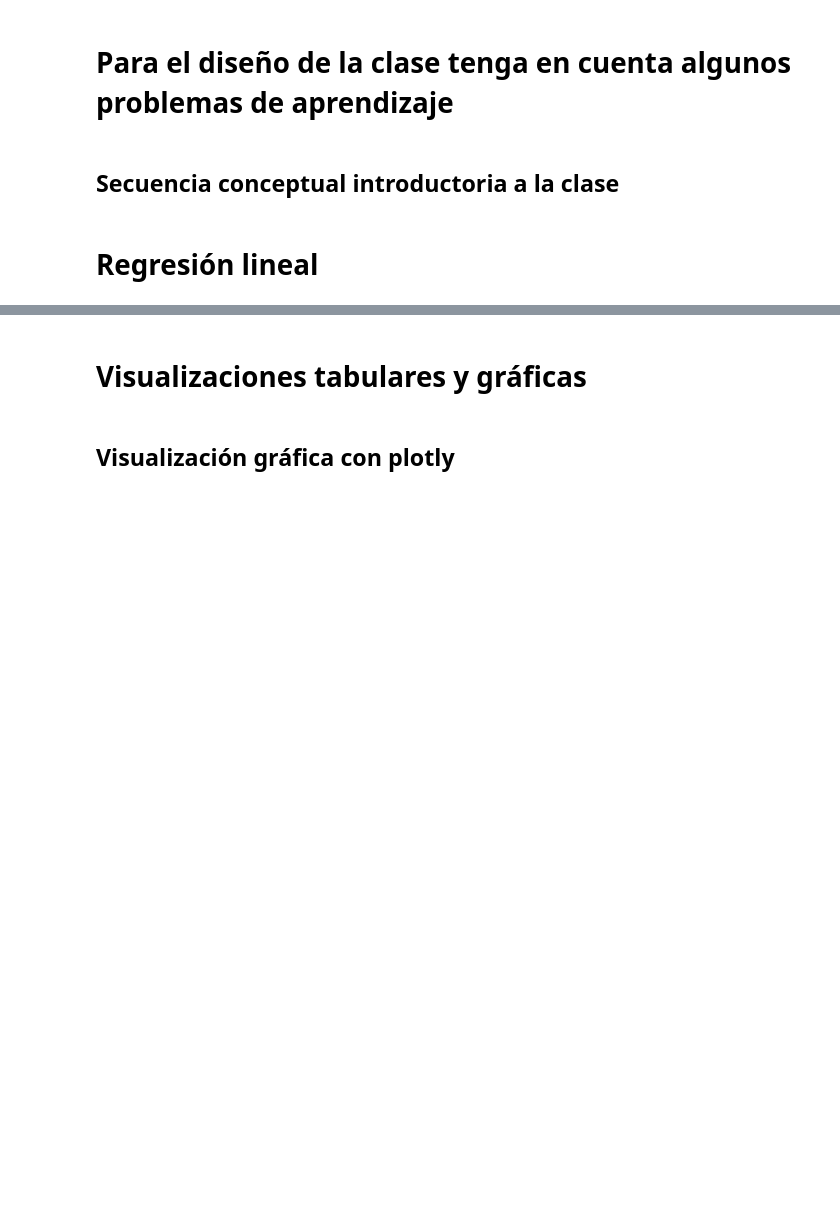
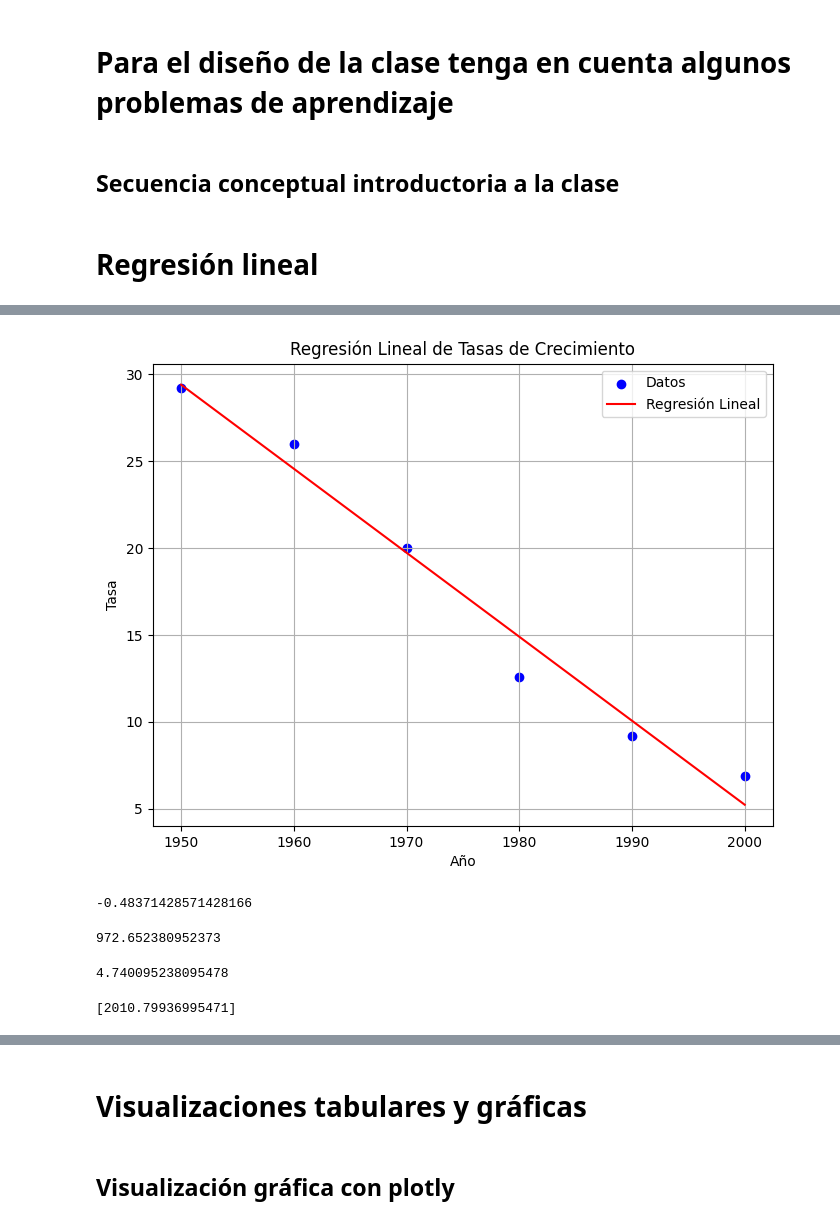
Before and after one commit to marco-canas/fundamentos_de_las_matematicas, a Jupyter notebook: classes/2_functions/2_funciones_lineales/2_funciones_lineales.ipynb, the cells around one changed output, grey strips where cells are left out. Drawn from its saved outputs; the diff is of its cells as text; code cells hidden in the pictures; blank space fills up the shorter version.

```diff
--- a/classes/2_functions/2_funciones_lineales/2_funciones_lineales.ipynb
+++ b/classes/2_functions/2_funciones_lineales/2_funciones_lineales.ipynb
@@ -252,0 +280,37 @@ tasas = []
+# %%
+import numpy as np
+import matplotlib.pyplot as plt
+
+# Datos
+años = np.array([1950, 1960, 1970, 1980, 1990, 2000])
+tasas = np.array([29.2, 26.0, 20.0, 12.6, 9.2, 6.9])
+
+# Realizar la regresión lineal
+coeficientes = np.polyfit(años, tasas, 1)
+pendiente, intercepto = coeficientes
+
+# Crear una línea de regresión lineal
+linea_regresion = pendiente * años + intercepto
+
+# Crear el gráfico
+plt.figure(figsize=(8, 6))
+plt.scatter(años, tasas, label='Datos', color='blue')
+plt.plot(años, linea_regresion, label='Regresión Lineal', color='red')
+plt.xlabel('Año')
+plt.ylabel('Tasa')
+plt.title('Regresión Lineal de Tasas de Crecimiento')
+plt.legend()
+plt.grid(True)
+
+# Mostrar el gráfico
+plt.show()
+# %% [output]
+[figure, added]
+# %%
+pendiente
+# %% [output]
+-0.48371428571428166
+# %%
+intercepto
+# %% [output]
+972.652380952373
@@ -252,0 +319,10 @@ tasas = []
+# %%
+f(2001)
+# %% [output]
+4.740095238095478
+# %%
+from sympy import *
+t = var('t')
+solve(Eq(f(t), 0), t)
+# %% [output]
+[2010.79936995471]
```
Also changed, not shown: parts of 4 cells of this notebook.
